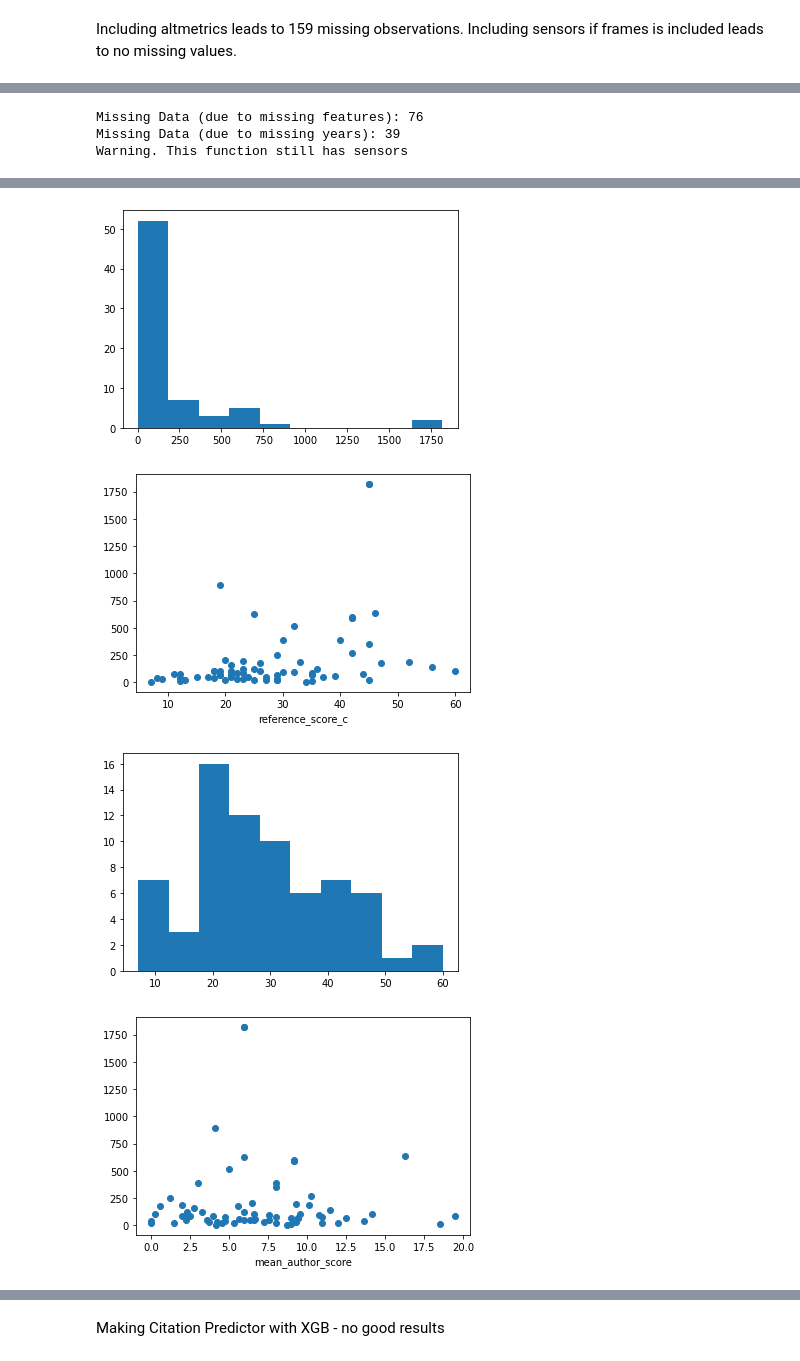
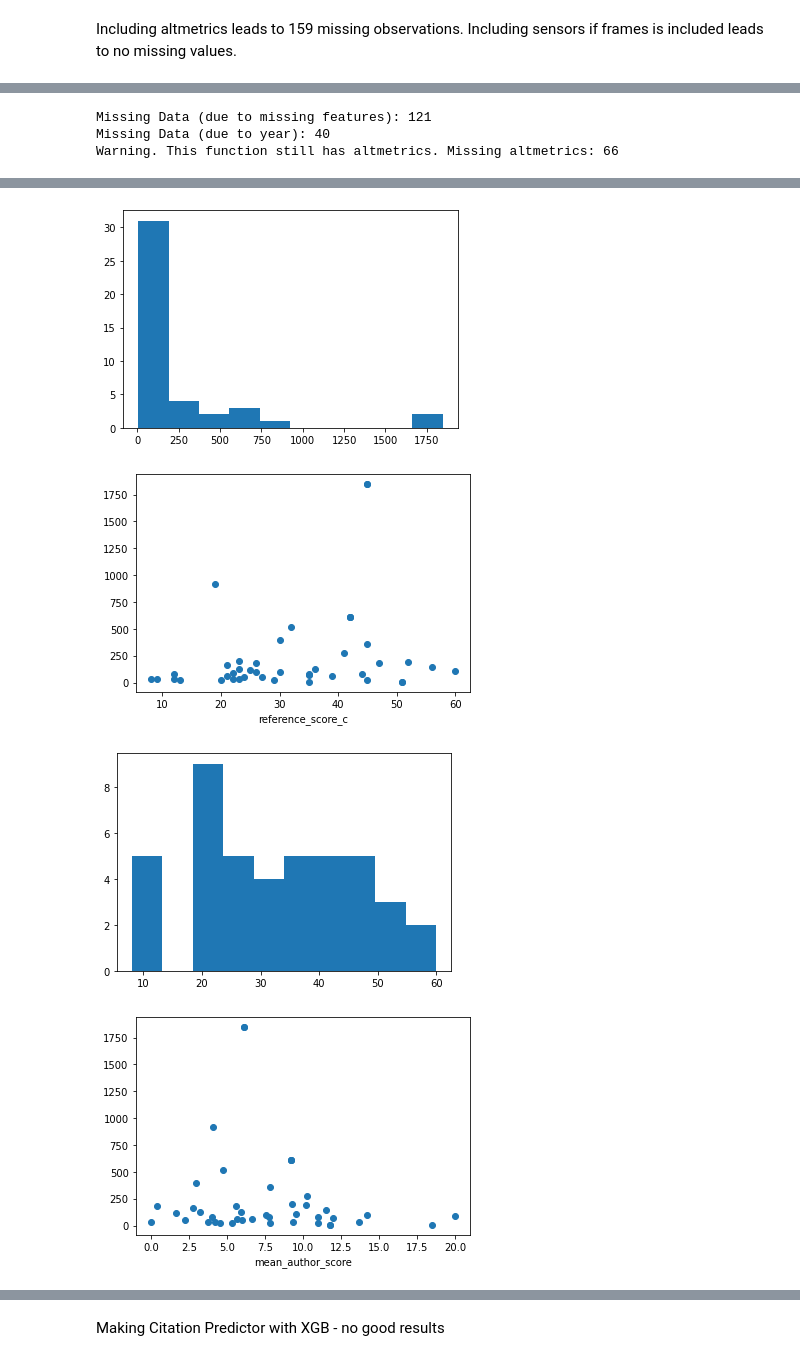
Before and after one commit to daniel-bogdoll/ad_datasets_influence, a Jupyter notebook: 5_analysis.ipynb, the cells around one changed output, grey strips where cells are left out. Cells and saved outputs as stored; diff of their text form; code cells hidden in the pictures.

```diff
--- a/5_analysis.ipynb
+++ b/5_analysis.ipynb
@@ -18,7 +18,7 @@ import scipy.stats as stats
 # %%
 wd = os.getcwd()
 wd = wd.replace('.ipynb_checkpoints', '')
-directory = os.path.join(wd, 'data', 'requests5')
+directory = os.path.join(wd, 'data', 'requests6')
 retrieved_data =  []
 names = []
 for file in os.listdir(directory):
@@ -508,13 +540,12 @@ def modelling(modelling_df, dependent_var='citation_c'):
         plt.show()
     return res, fitted_y, y, independent_vars
 
-
-wd = os.getcwd()
 wd = wd.replace('.ipynb_checkpoints', '')
-directory = os.path.join(wd, 'data', 'requests5')
+directory = os.path.join(wd, 'data', 'requests6')
 retrieved_data =  []
 for file in os.listdir(directory):
     with open(os.path.join(directory, file), "r") as j:
+        print(file)
         a = json.loads(j.read())
         retrieved_data.append(a)
 
@@ -524,10 +640,10 @@ Including altmetrics leads to 159 missing observations. Including sensors if fra
 # %%
-df = create_modelling_df_senors(retrieved_data, 3, 0, 3)
+df = create_modelling_df_altmetric_sensor(retrieved_data, 3, 0, 3)
 modelling_df = convert_and_plot_data(df)
 modelling_df_normalized = normalize(modelling_df)
 res3, fitted_y, y_ols, x = modelling(modelling_df_normalized)
 print(sm.tools.eval_measures.mse(np.exp(fitted_y)-1, np.exp(y_ols))-1)
 # %% [output]
-Missing Data (due to missing features): 76
-Missing Data (due to missing years): 39
-Warning. This function still has sensors
+Missing Data (due to missing features): 121
+Missing Data (due to year): 40
+Warning. This function still has altmetrics. Missing altmetrics: 66
@@ -535,4 +651,4 @@ Warning. This function still has sensors
-[figure, old version]
+[figure, new version]
-[figure, old version]
+[figure, new version]
-[figure, old version]
+[figure, new version]
-[figure, old version]
+[figure, new version]
```
Also changed, not shown: parts of 16 cells of this notebook, 1 other file.
